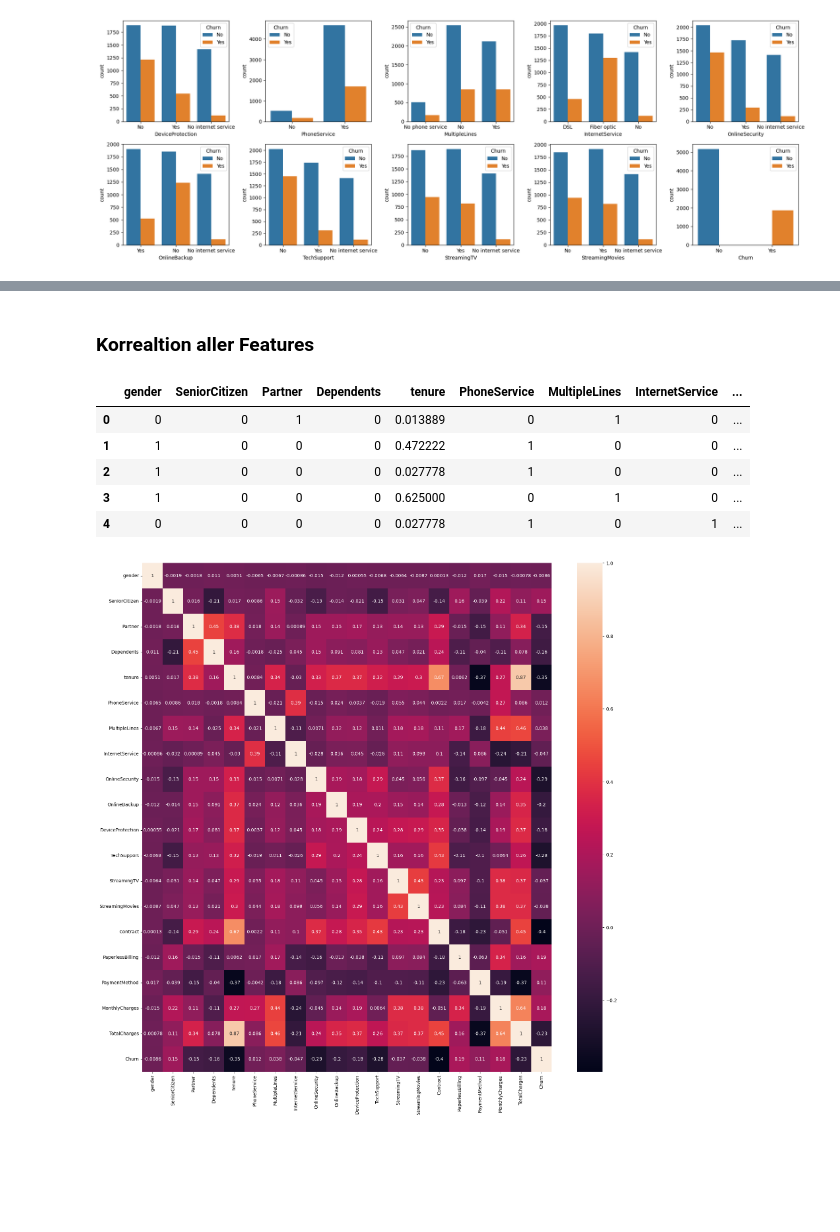
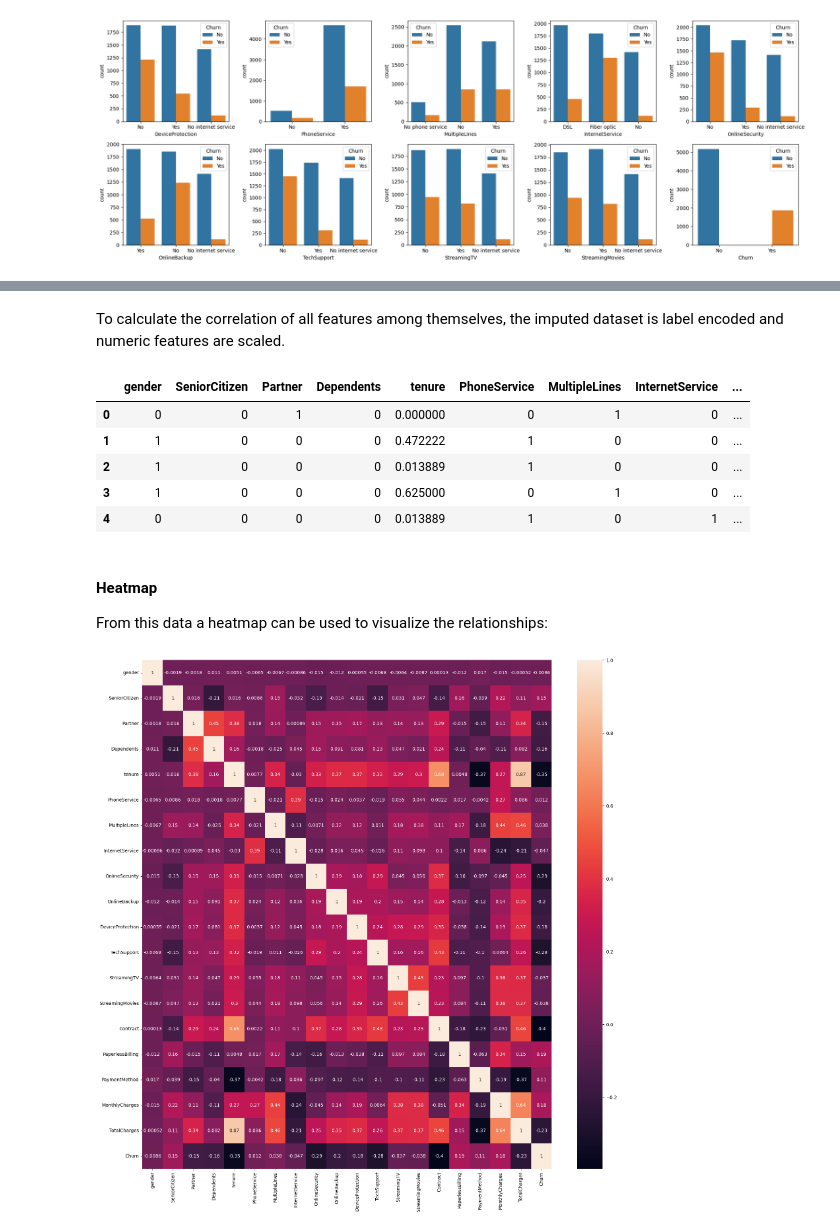
Before and after one commit to Gepolter/ChurnPrediction, a Jupyter notebook: ChurnPrediction.ipynb, the cells around one changed output, grey strips where cells are left out. Cells and saved outputs as stored; diff of their text form; code cells hidden in the pictures; blank space fills up the shorter version.

```diff
--- a/ChurnPrediction.ipynb
+++ b/ChurnPrediction.ipynb
@@ -323,13 +313,9 @@ Zunächst werden die fehlenden Werte der Feature 'tenure' und 'TotalCharges' imp
 # %%
-imp = SimpleImputer(missing_values= np.nan, strategy='mean')
-
 data['tenure'] = np.where(data['tenure'] == 0, np.nan, data['tenure'] )
-imp.fit_transform([data['tenure']])
+data['tenure'] = data['tenure'].fillna(data['tenure'].mean())
 
 data['TotalCharges'] = np.where(data['TotalCharges'] == 0, np.nan, data['TotalCharges'] )
-imp.fit_transform([data['TotalCharges']])
+data['TotalCharges'] = data['TotalCharges'].fillna(data['TotalCharges'].mean())
 
-
-#print(data.eq(0).sum())
 print(data.isna().sum())
 # %% [output]
@@ -364,24 +339,26 @@ Zur Übersicht wird die Korrelation aller Features zunächst in einer Heatmap vi
-# %% [markdown]
-### Korrealtion aller Features
+# %% [markdown]
+To calculate the correlation of all features among themselves, the imputed dataset is label encoded and numeric features are scaled.
 # %%
 le = LabelEncoder()
 scaler = MinMaxScaler(feature_range=(0,1))
 
 
-encodedData = data.apply(le.fit_transform)
+scaledEncodedData = data.apply(le.fit_transform)
 
-#scaledEncodedData =
-encodedData[['tenure', 'MonthlyCharges', 'TotalCharges']] = scaler.fit_transform(encodedData[['tenure', 'MonthlyCharges', 'TotalCharges']])
+scaledEncodedData[['tenure', 'MonthlyCharges', 'TotalCharges']] = scaler.fit_transform(scaledEncodedData[['tenure', 'MonthlyCharges', 'TotalCharges']])
 
 
-encodedData.head()
+scaledEncodedData.head()
 # %% [output]
 |  | gender | SeniorCitizen | Partner | Dependents | tenure | PhoneService | MultipleLines | InternetService | ... |
-| 0 | 0 | 0 | 1 | 0 | 0.013889 | 0 | 1 | 0 | ... |
+| 0 | 0 | 0 | 1 | 0 | 0.000000 | 0 | 1 | 0 | ... |
 | 1 | 1 | 0 | 0 | 0 | 0.472222 | 1 | 0 | 0 | ... |
-| 2 | 1 | 0 | 0 | 0 | 0.027778 | 1 | 0 | 0 | ... |
+| 2 | 1 | 0 | 0 | 0 | 0.013889 | 1 | 0 | 0 | ... |
 | 3 | 1 | 0 | 0 | 0 | 0.625000 | 0 | 1 | 0 | ... |
-| 4 | 0 | 0 | 0 | 0 | 0.027778 | 1 | 0 | 1 | ... |
+| 4 | 0 | 0 | 0 | 0 | 0.013889 | 1 | 0 | 1 | ... |
+# %% [markdown]
+#### Heatmap
+From this data a heatmap can be used to visualize the relationships:
 # %%
 
 corr_matrix = scaledEncodedData.corr()
```
Also changed, not shown: parts of 117 cells of this notebook.
